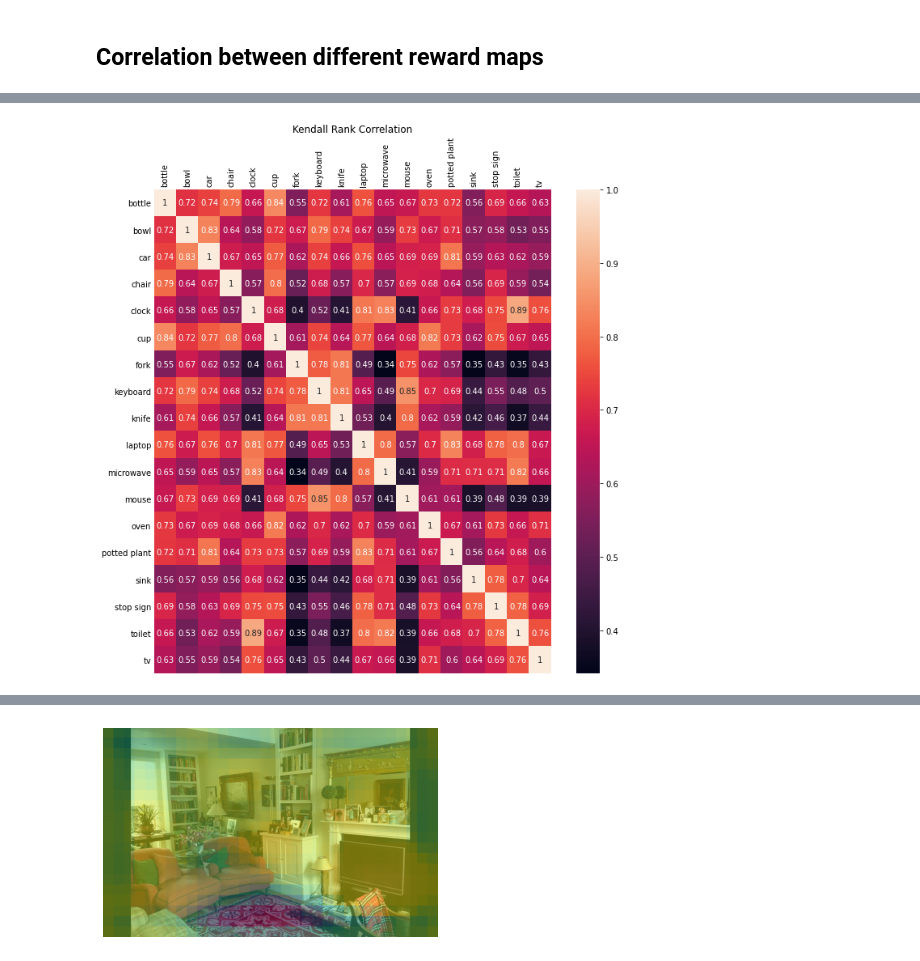
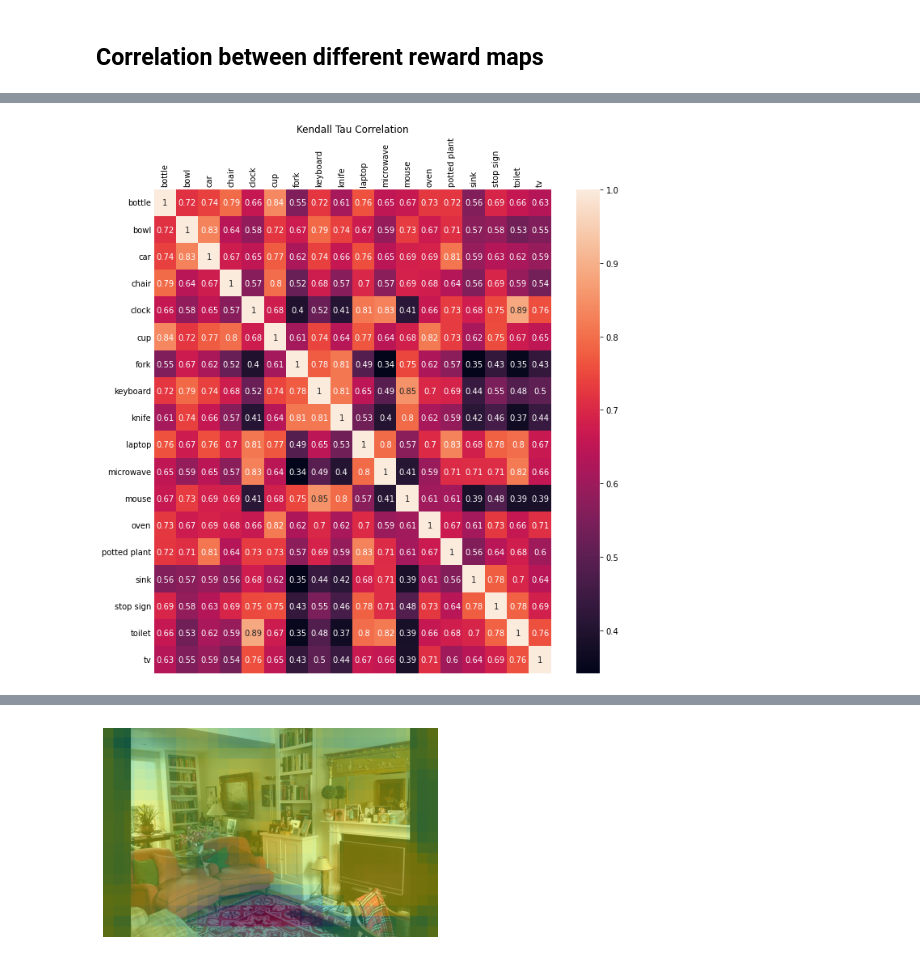
Before and after one commit to BhattacharyaSumit/DAAD-WISE-IRL, a Jupyter notebook: DAAD_Prediction.ipynb, the cells around one changed output, grey strips where cells are left out. Cells and saved outputs as stored; diff of their text form; code cells hidden in the pictures.

```diff
--- a/DAAD_Prediction.ipynb
+++ b/DAAD_Prediction.ipynb
@@ -229,15 +217,15 @@ import seaborn as sns
 # %%
 var = df.corr(method='kendall')
 plt.subplots(figsize=(11, 11))
 ax =  sns.heatmap(var, xticklabels=var.columns, yticklabels=var.columns, annot=True)
 ax.xaxis.tick_top()
 ax.set_yticklabels(ax.get_yticklabels(), rotation=0)
 ax.set_xticklabels(ax.get_xticklabels(), rotation=90)
 ax.tick_params(length=0)
-plt.title("Kendall Rank Correlation")
+plt.title("Kendall Tau Correlation")
 plt.show()
 # %% [output]
-[figure, old version]
+[figure, new version]
 # %%
 var = df.corr(method='spearman')
 plt.subplots(figsize=(11, 11))
```
Also changed, not shown: parts of 37 cells of this notebook.
